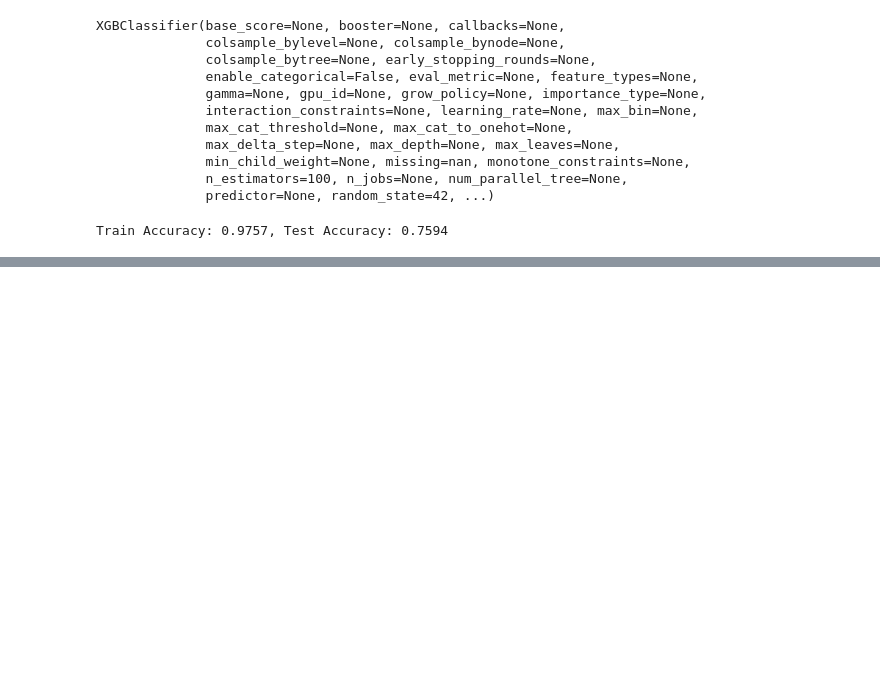
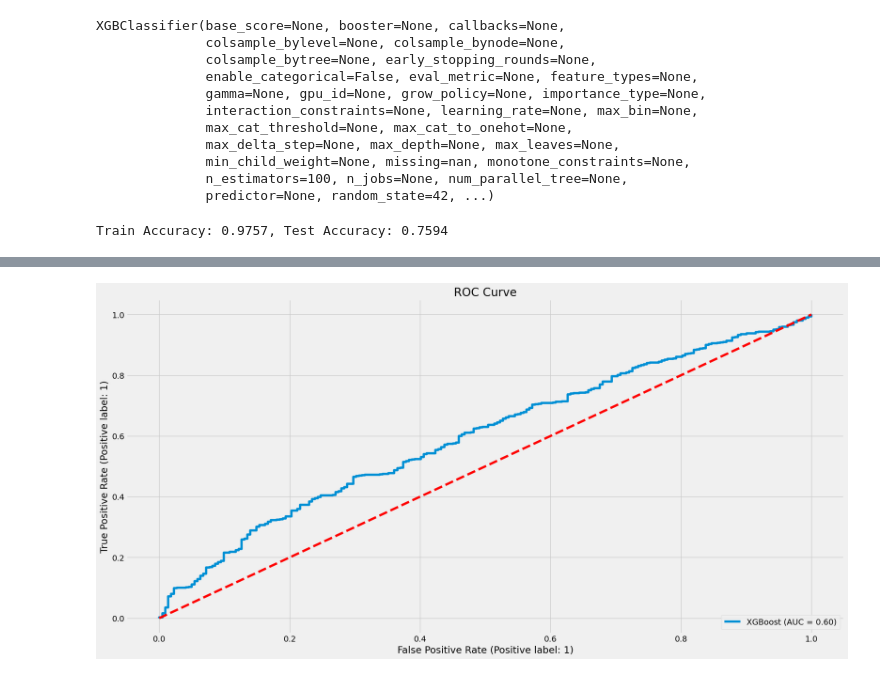
Before and after one commit to robonesky/oreilly, a Jupyter notebook: RM Lab Notes 11 202301 cohort.ipynb, the cells around one changed output, grey strips where cells are left out. Drawn from its saved outputs; the diff is of its cells as text; code cells hidden in the pictures; blank space fills up the shorter version.

```diff
--- a/RM Lab Notes 11 202301 cohort.ipynb
+++ b/RM Lab Notes 11 202301 cohort.ipynb
@@ -208,0 +222,12 @@ plt.show()
+# %%
+disp_roc = RocCurveDisplay.from_estimator(
+    model,
+    X_test,
+    y_test,
+    name = 'XGBoost'
+)
+disp_roc.ax_.set_title('ROC Curve')
+plt.plot([0,1],[0,1], linestyle='--', color='r')
+plt.show()
+# %% [output]
+[figure, added]
```
Also changed, not shown: parts of 6 cells of this notebook.
